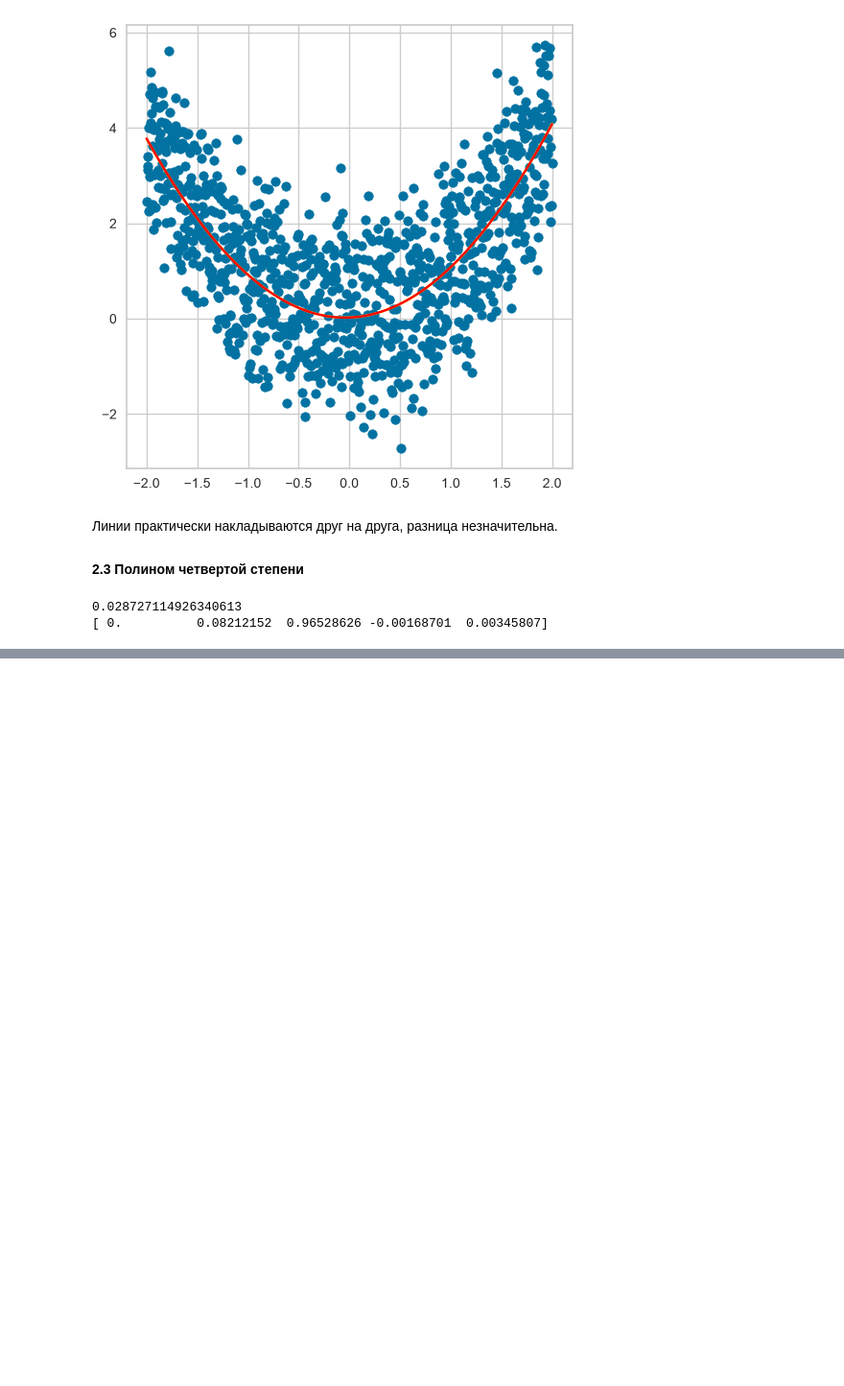
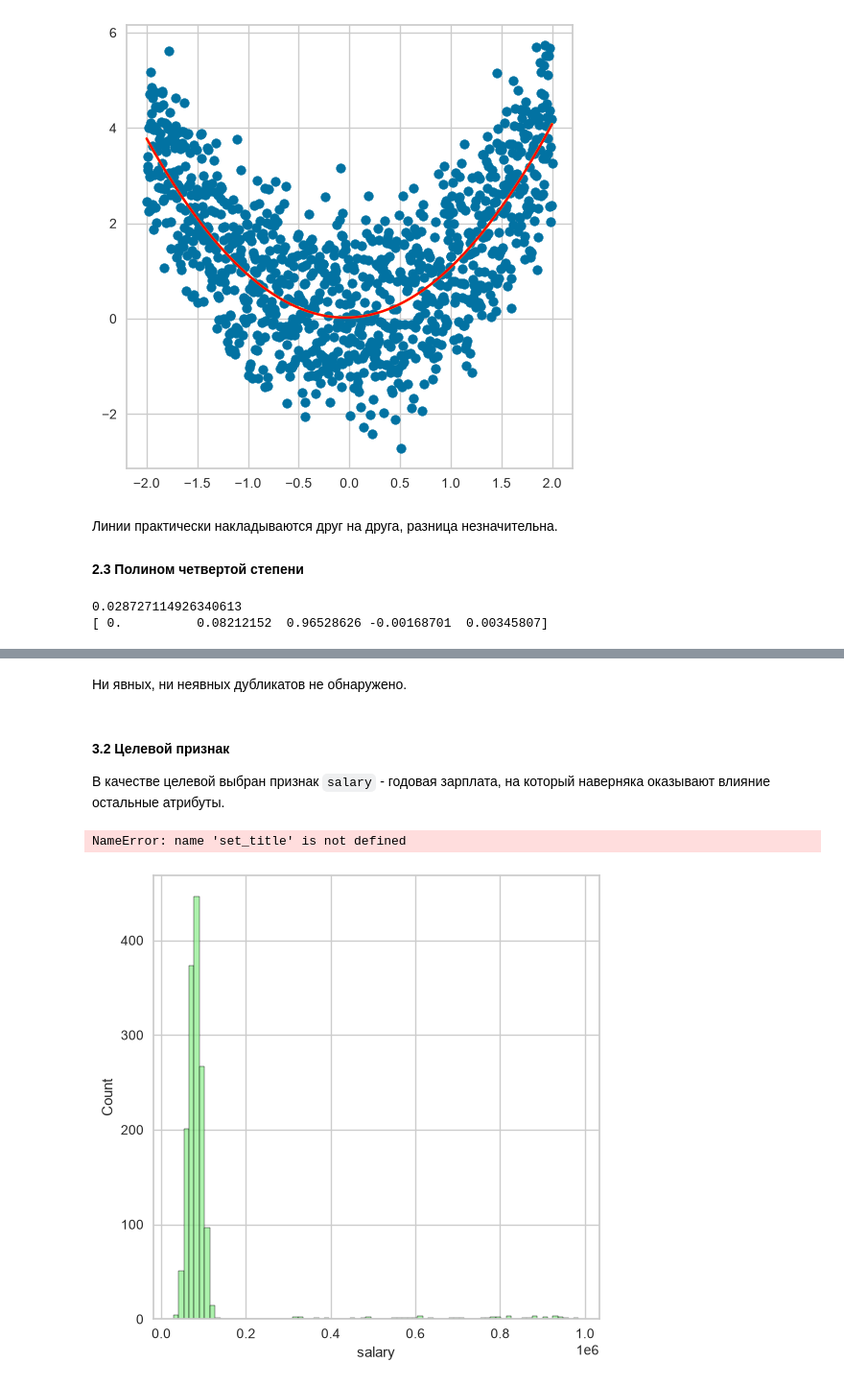
Before and after one commit to AlekseevaAnna1/data-analytics-labs, a Jupyter notebook: ЛР3_Алексеева_1.ipynb, the cells around one changed output, grey strips where cells are left out. Shown at 96% size. Saved outputs shown, nothing was run; the diff lists cells and outputs as text; code cells hidden in the pictures; blank space fills up the shorter version.

Commit message:
Часть 3 - Выбор целевого признака

```diff
--- a/ЛР3_Алексеева_1.ipynb
+++ b/ЛР3_Алексеева_1.ipynb
@@ -462,0 +589,15 @@ print(lin_reg_dg4.coef_)         # w1, w2, w3  (при x, x^2, x^3)
+# %% [markdown]
+Ни явных, ни неявных дубликатов не обнаружено.
+# %% [markdown]
+#### 3.2 Целевой признак
+В качестве целевой выбран признак `salary` - годовая зарплата, на который наверняка оказывают влияние остальные атрибуты.
+# %%
+plt.figure(figsize=(6, 6))
+
+sns.histplot(df['salary'], color='lightgreen', edgecolor='black')
+set_title('Распределение расстояния (miles)')
+set_xlabel('Мили')
+set_ylabel('Частота')
+# %% [output]
+NameError: name 'set_title' is not defined
+[figure, added]
```
Also changed, not shown: parts of 10 cells of this notebook.
